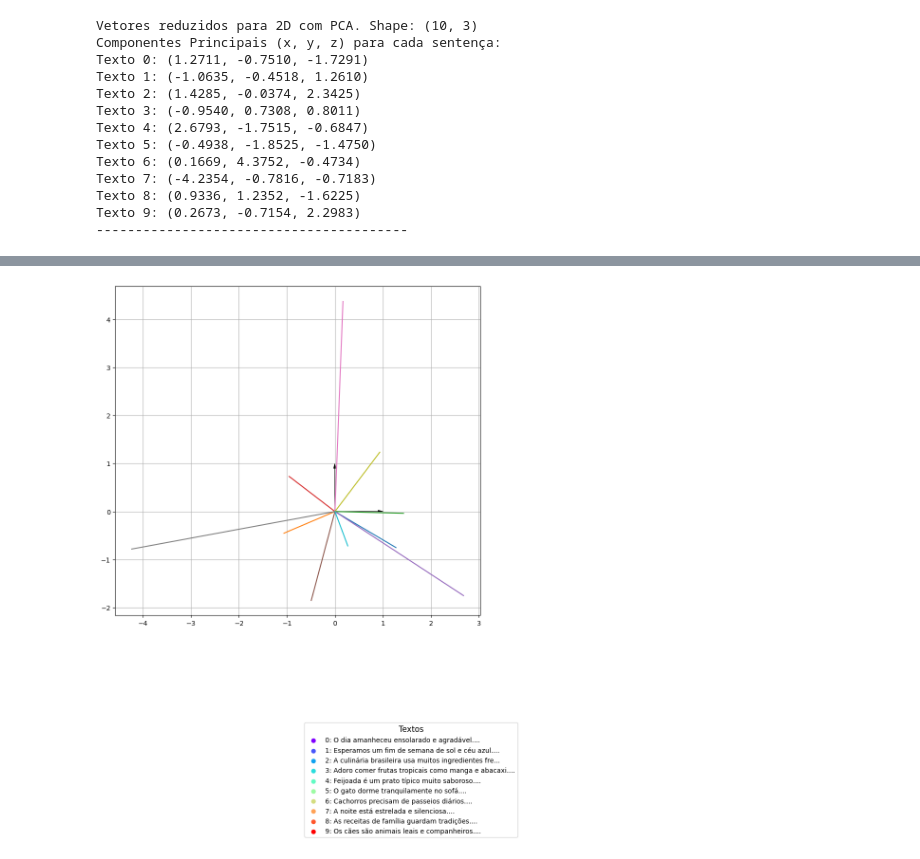
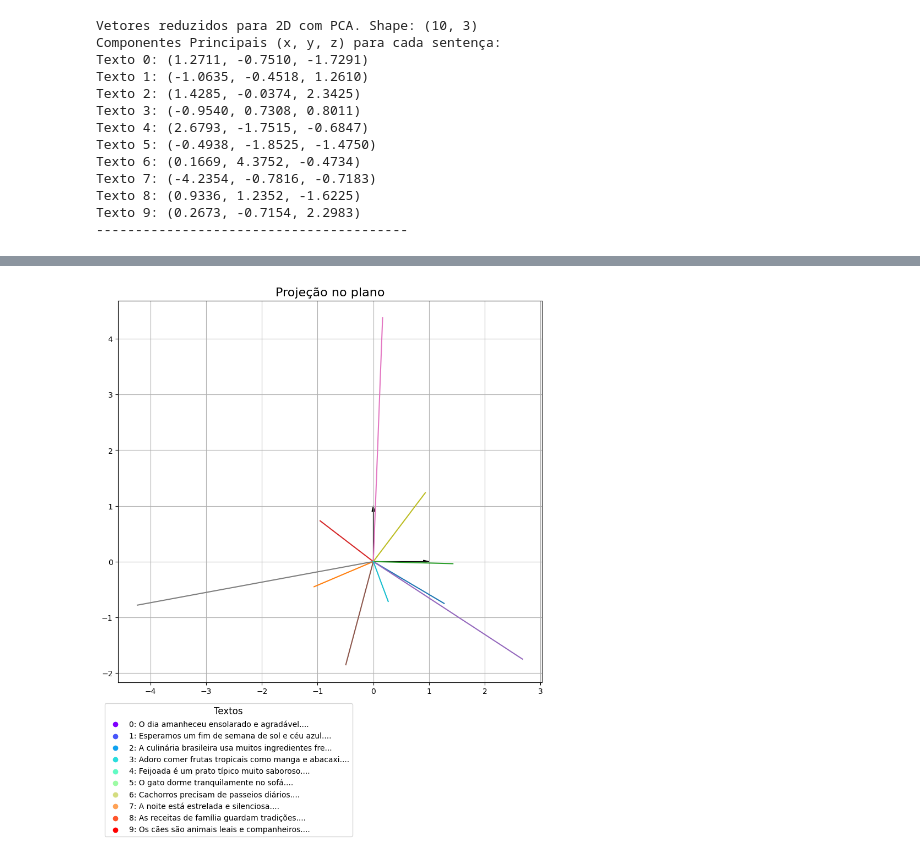
Before and after one commit to Equipe16-IAA/IAA015, a Jupyter notebook: Comparação modelos vetoriais.ipynb, the cells around one changed output, grey strips where cells are left out. Cells and saved outputs as stored; diff of their text form; code cells hidden in the pictures.

```diff
--- a/Comparação modelos vetoriais.ipynb
+++ b/Comparação modelos vetoriais.ipynb
@@ -346,26 +351,27 @@ Variancia:  [0.38298175 0.3538612  0.26315705]
 # %%
 fig = plt.figure(figsize=(12, 9))
 ax = fig.add_subplot(111, aspect='equal')
 # pontos projetados
 for v in pca_result:
     xs = np.linspace(0, v[0], 10)
     ys = np.linspace(0, v[1], 10)
     ax.plot(xs,ys)
 
 ax.arrow(0, 0, 0, 1, head_width=0.05, \
         length_includes_head=True, head_length=0.1, fc='k', ec='k')
 ax.arrow(0, 0, 1, 0, head_width=0.05, \
         length_includes_head=True, head_length=0.1, fc='k', ec='k')
 ax.grid(True)
 #plt.xscale('log')
 #plt.yscale('log')
 #plt.xlim(-0.05,0.05)
 #plt.ylim(-0.05,0.05)
-plt.legend(handles=legend_handles, loc='center left', bbox_to_anchor=(0.5, -0.5),
+plt.legend(handles=legend_handles, loc='center left', bbox_to_anchor=(-0.05, -0.23),
            fontsize='medium', title="Textos", title_fontsize='large', borderaxespad=1.)
+plt.title('Projeção no plano', fontsize=16)
 plt.show()
 # %% [output]
-[figure, old version]
+[figure, new version]
 # %%
 def vectorDistance(v1,v2):
     soma = 0
```
Also changed, not shown: parts of 5 cells of this notebook.
